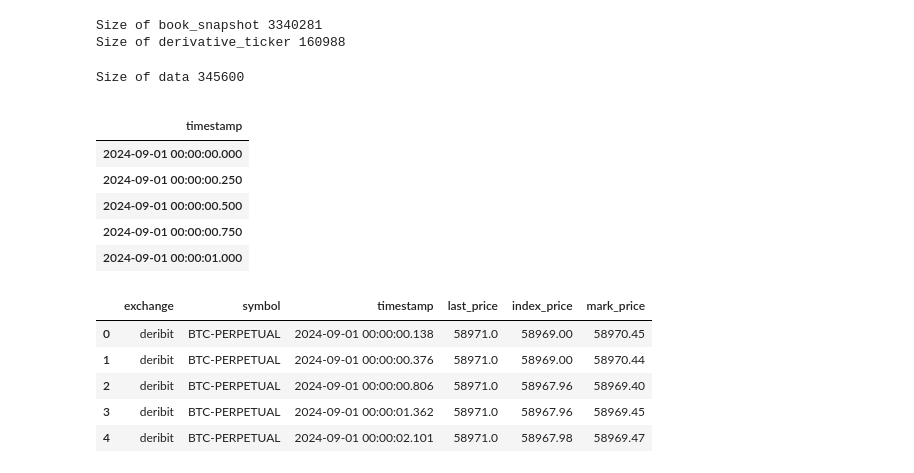
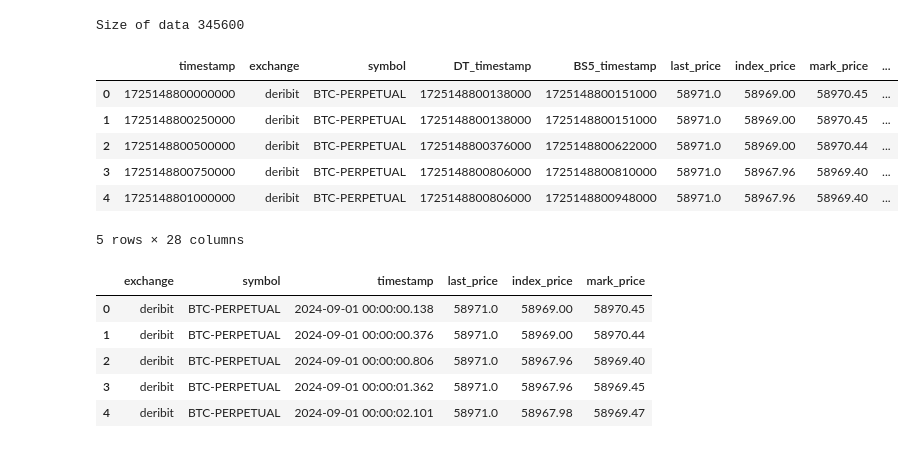
Before and after one commit to jyam12/FYP, a Jupyter notebook: read_data.ipynb, the cells around one changed output. Saved outputs shown, nothing was run; the diff lists cells and outputs as text; code cells hidden in the pictures.

Commit message:
Adding samplize_data.py & processed_dataset

```diff
--- a/read_data.ipynb
+++ b/read_data.ipynb
@@ -3,9 +3,9 @@ import pandas as pd
 import numpy as np
 import matplotlib.pyplot as plt
 # %%
-# Specify the path to your CSV file
-book_snapshot_5_path = 'datasets/deribit_book_snapshot_5_2024-09-01_BTC-PERPETUAL.csv.gz'
-# incremental_book_L2_path = 'datasets/deribit_incremental_book_L2_2024-09-01_BTC-PERPETUAL.csv.gz'
+# Specify the path to the CSV file
+Processed_Dataset_path = 'datasets/Processed_Dataset.csv'
+
+
 # Read the compressed CSV file using pandas
-book_snapshot_5 = pd.read_csv(book_snapshot_5_path, compression='gzip')
-# incremental_book_L2= pd.read_csv(incremental_book_L2_path, compression='gzip')
+Processed_Dataset = pd.read_csv(Processed_Dataset_path)
@@ -35,24 +12,13 @@ derivative_ticker.head()
-# %%
-print("Size of book_snapshot",len(book_snapshot_5))
-print("Size of derivative_ticker",len(derivative_ticker))
-# %% [output]
-Size of book_snapshot 3340281
-Size of derivative_ticker 160988
-# %%
-combined_data = {
-    'timestamp': pd.date_range(start='2024-09-01 00:00:00', end='2024-09-01 23:59:59.999', freq='250ms'),
-}
-df = pd.DataFrame(combined_data)
-df.set_index('timestamp', inplace=True)
-print("Size of data",len(df))
-df.head()
-# %% [output]
-Size of data 345600
-|  |
-| timestamp |
-| 2024-09-01 00:00:00.000 |
-| 2024-09-01 00:00:00.250 |
-| 2024-09-01 00:00:00.500 |
-| 2024-09-01 00:00:00.750 |
-| 2024-09-01 00:00:01.000 |
+# %%
+print("Size of data",len(Processed_Dataset))
+Processed_Dataset.head()
+# %% [output]
+Size of data 345600
+|  | timestamp | exchange | symbol | DT_timestamp | BS5_timestamp | last_price | index_price | mark_price | ... |
+| 0 | 1725148800000000 | deribit | BTC-PERPETUAL | 1725148800138000 | 1725148800151000 | 58971.0 | 58969.00 | 58970.45 | ... |
+| 1 | 1725148800250000 | deribit | BTC-PERPETUAL | 1725148800138000 | 1725148800151000 | 58971.0 | 58969.00 | 58970.45 | ... |
+| 2 | 1725148800500000 | deribit | BTC-PERPETUAL | 1725148800376000 | 1725148800622000 | 58971.0 | 58969.00 | 58970.44 | ... |
+| 3 | 1725148800750000 | deribit | BTC-PERPETUAL | 1725148800806000 | 1725148800810000 | 58971.0 | 58967.96 | 58969.40 | ... |
+| 4 | 1725148801000000 | deribit | BTC-PERPETUAL | 1725148800806000 | 1725148800948000 | 58971.0 | 58967.96 | 58969.40 | ... |
+5 rows × 28 columns
 # %%
```
Also changed, not shown: parts of 4 cells of this notebook, 3 other files.
